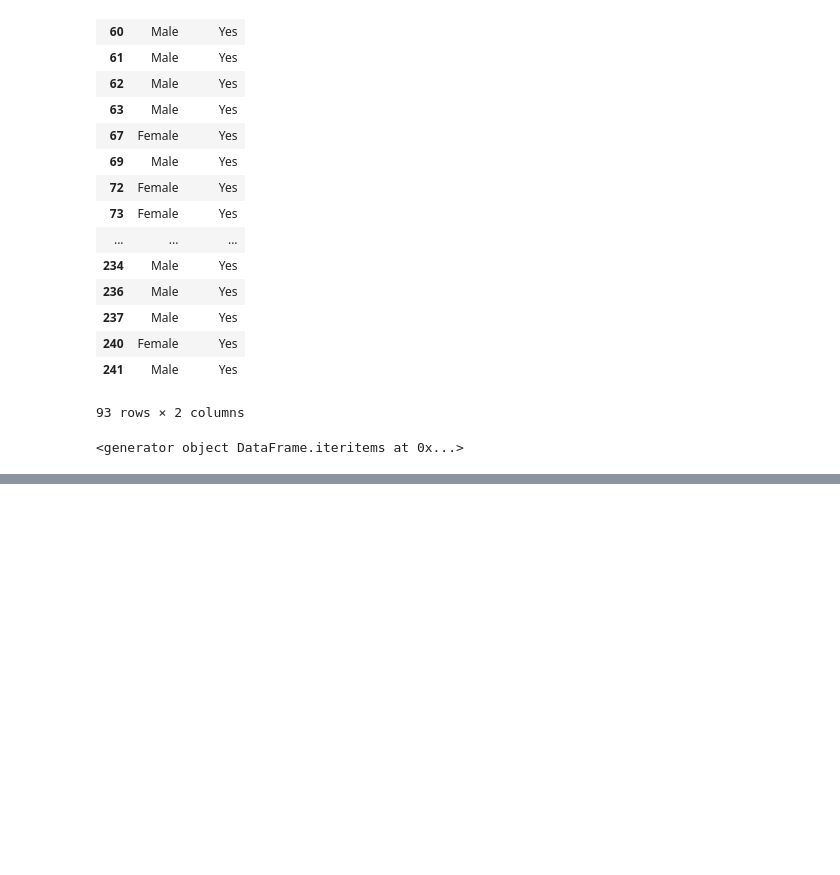
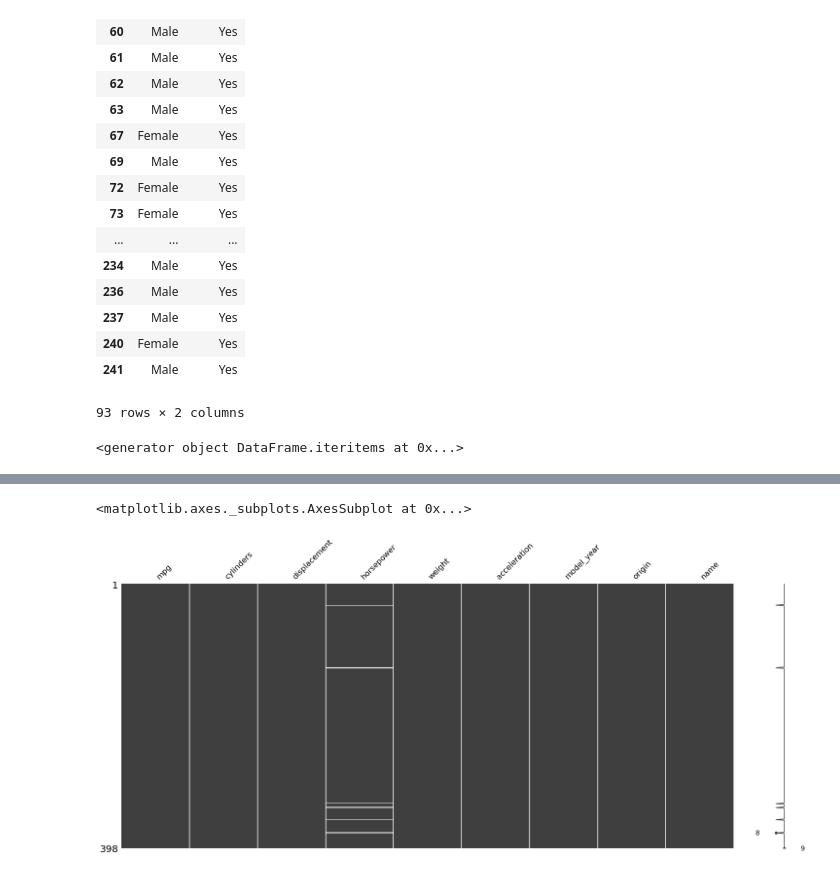
Before and after one commit to Ksanbal/AI, a Jupyter notebook: Practice.ipynb, the cells around one changed output, grey strips where cells are left out. Cells and saved outputs as stored; diff of their text form; code cells hidden in the pictures; blank space fills up the shorter version.

```diff
--- a/Practice.ipynb
+++ b/Practice.ipynb
@@ -132,0 +135,2 @@ tips.items()
+# %%
+mpg = sns.load_dataset('mpg')
@@ -132,0 +195,5 @@ tips.items()
+# %%
+mino.matrix(mpg)
+# %% [output]
+<matplotlib.axes._subplots.AxesSubplot at 0x...>
+[figure, added]
```
Also changed, not shown: parts of 53 cells of this notebook.
